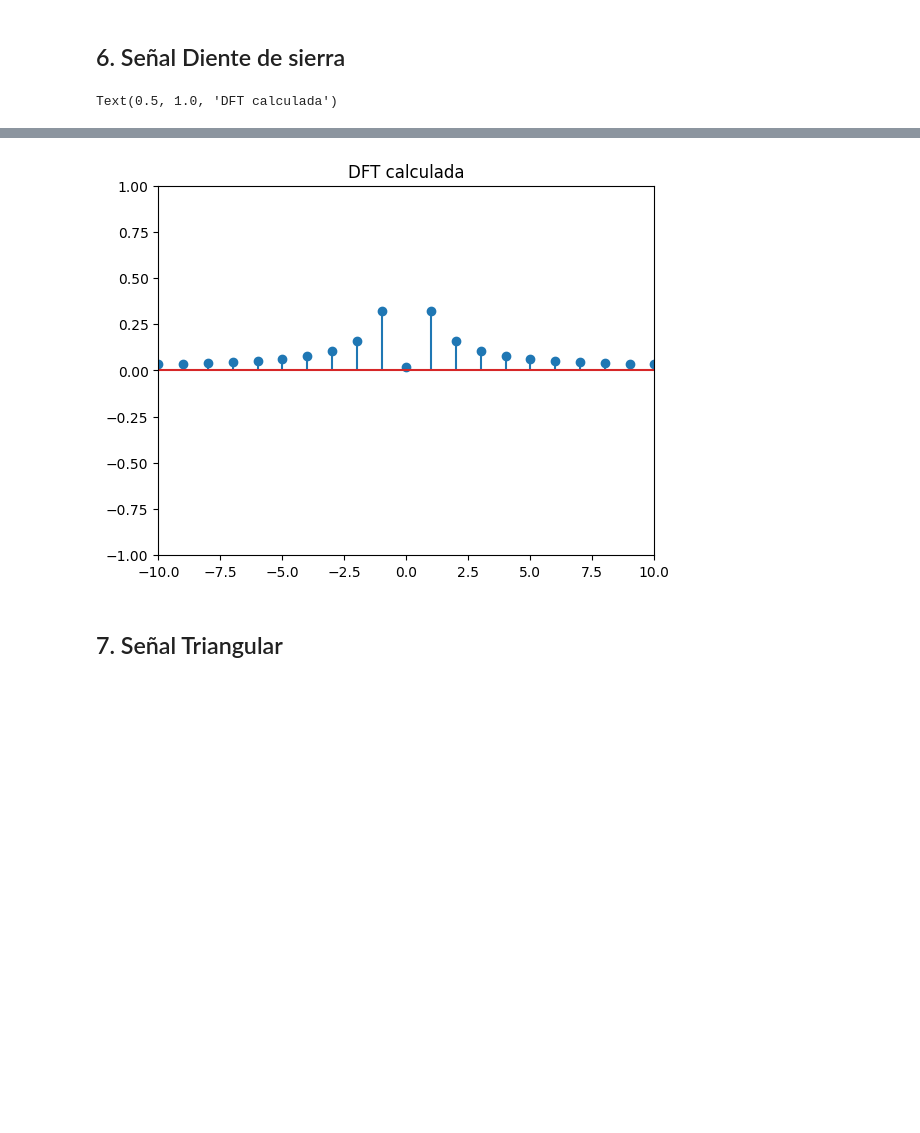
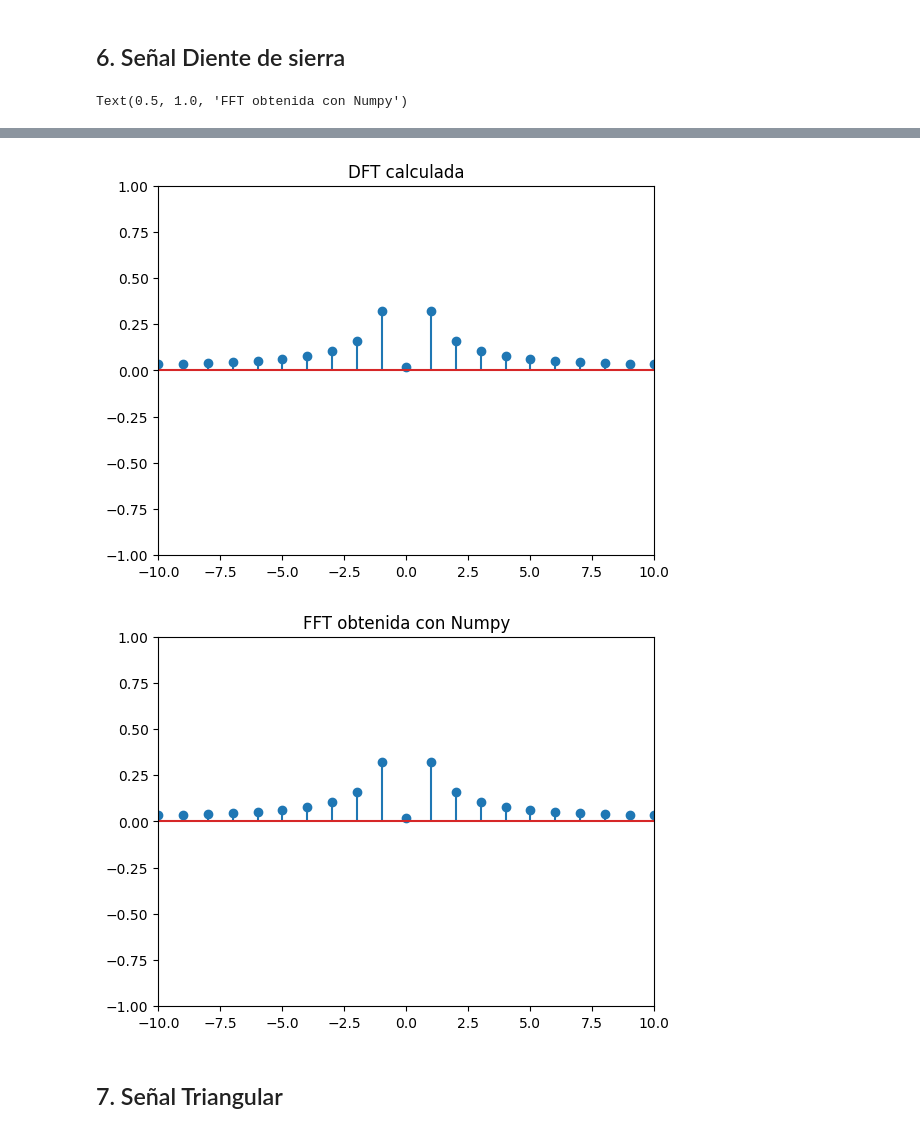
Before and after one commit to micuentz/Workspace_PDS, a Jupyter notebook: Carpeta/Guerrero_TS2.ipynb, the cells around one changed output, grey strips where cells are left out. Saved outputs shown, nothing was run; the diff lists cells and outputs as text; code cells hidden in the pictures; blank space fills up the shorter version.

```diff
--- a/Carpeta/Guerrero_TS2.ipynb
+++ b/Carpeta/Guerrero_TS2.ipynb
@@ -204,24 +234,34 @@ Como era esperado, se observan armónicas impares.
 # %%
 x , y = mifuncion("diente",1,0,frec,0,N,fs)
 
 Y = miDFT(y)
 
 f = np.fft.fftfreq(N,1/fs) # Con ayuda de la función fftfreq, se obtiene el eje de frecuencias
+
+fft = np.fft.fft(y)
+fft = np.divide(fft,len(fft))
 
 plt.plot( x , y ) # Se grafica la función en el dominio del tiempo
 plt.xlim(0,1)
 plt.ylim(-2,2)
 plt.title("Señal en el dominio del tiempo")
 
 plt.figure()
 plt.stem( f , np.abs(Y) )
 plt.xlim(-10,10)
 plt.ylim(-1,1)
 plt.title("DFT calculada")
+
+plt.figure()
+plt.stem( f, np.abs(fft) )
+plt.xlim(-10,10)
+plt.ylim(-1,1)
+plt.title("FFT obtenida con Numpy")
 # %% [output]
-Text(0.5, 1.0, 'DFT calculada')
+Text(0.5, 1.0, 'FFT obtenida con Numpy')
 [figure]
 [figure]
+[figure, added]
 # %% [markdown]
 ## 7. Señal Triangular
 # %%
```
Also changed, not shown: parts of 8 cells of this notebook.
